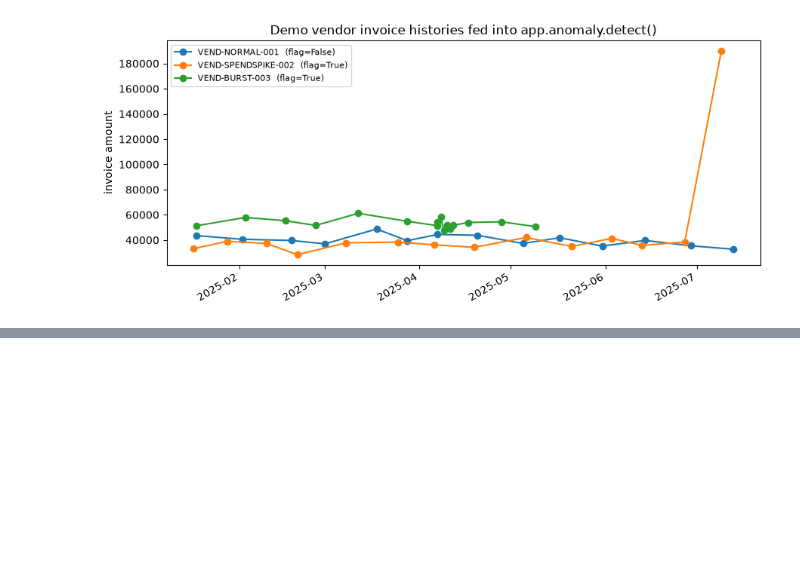
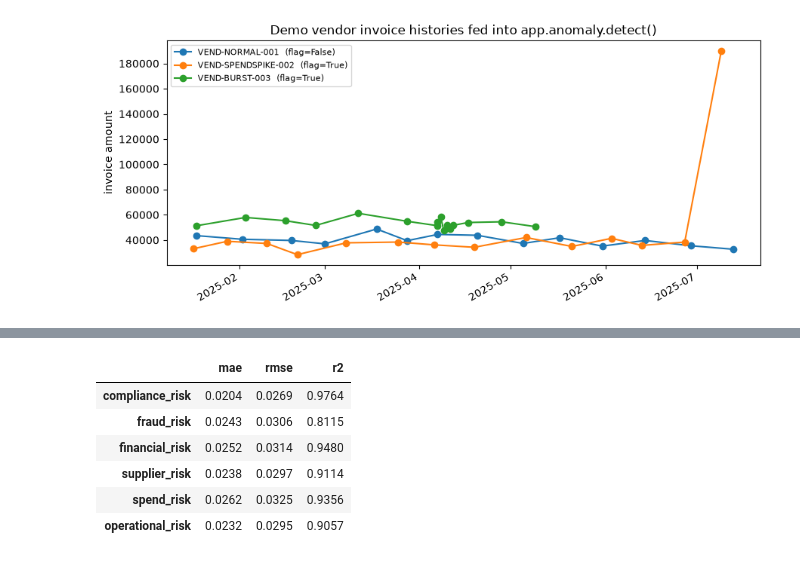
Before and after one commit to maanvi21/Healthcare-Procurement-System, a Jupyter notebook: services/risk_intelligence/notebooks/risk_model_training.ipynb, the cells around one changed output, grey strips where cells are left out. Saved outputs shown, nothing was run; the diff lists cells and outputs as text; code cells hidden in the pictures; blank space fills up the shorter version.

```diff
--- a/services/risk_intelligence/notebooks/risk_model_training.ipynb
+++ b/services/risk_intelligence/notebooks/risk_model_training.ipynb
@@ -334,0 +346,19 @@ In the deployed system, MLflow (not this notebook) is the source of truth for th
+# %%
+from app.model import compute_bands, evaluate_model, generate_train_val_test
+from sklearn.ensemble import GradientBoostingRegressor
+from sklearn.multioutput import MultiOutputRegressor
+from collections import Counter
+
+LOW_MAX, MEDIUM_MAX = 0.34, 0.67
+
+(X_train, y_train), (X_val, y_val), (X_test, y_test) = generate_train_val_test(
+    n=4000, seed=42, train_frac=0.70, val_frac=0.15, low_max=LOW_MAX, medium_max=MEDIUM_MAX,
+)
+
+for name, (X, y) in [("train", (X_train, y_train)), ("validation", (X_val, y_val)), ("test", (X_test, y_test))]:
+    path = DATA_DIR / f"vendor_risk_{name}.csv"
+    to_save = pd.DataFrame(X, columns=FEATURE_NAMES)
+    for i, dim in enumerate(RISK_DIMENSIONS):
+        to_save[dim] = y[:, i]
+    to_save.to_csv(path, index=False)
+    print(f"{name:10s} n={X.shape[0]:5d}  band mix={dict(Counter(compute_bands(y, LOW_MAX, MEDIUM_MAX)))}  -> {path.relative_to(SERVICE_ROOT)}")
@@ -334,0 +406,10 @@ In the deployed system, MLflow (not this notebook) is the source of truth for th
+# %%
+pd.DataFrame(test_eval["regression"]).T.round(4)
+# %% [output]
+|  | mae | rmse | r2 |
+| compliance_risk | 0.0204 | 0.0269 | 0.9764 |
+| fraud_risk | 0.0243 | 0.0306 | 0.8115 |
+| financial_risk | 0.0252 | 0.0314 | 0.9480 |
+| supplier_risk | 0.0238 | 0.0297 | 0.9114 |
+| spend_risk | 0.0262 | 0.0325 | 0.9356 |
+| operational_risk | 0.0232 | 0.0295 | 0.9057 |
```
Also changed, not shown: parts of 19 cells of this notebook, 14 other files.
